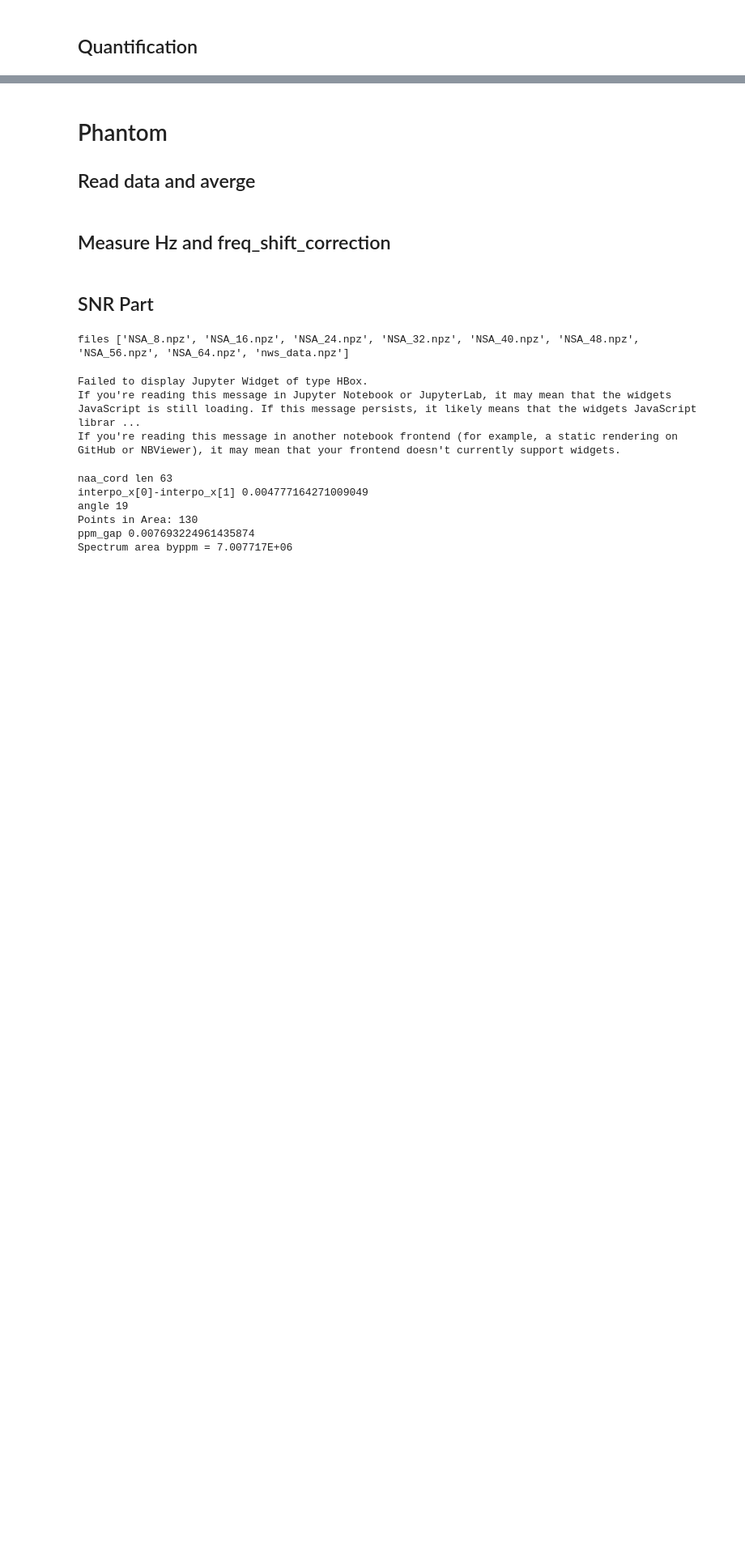
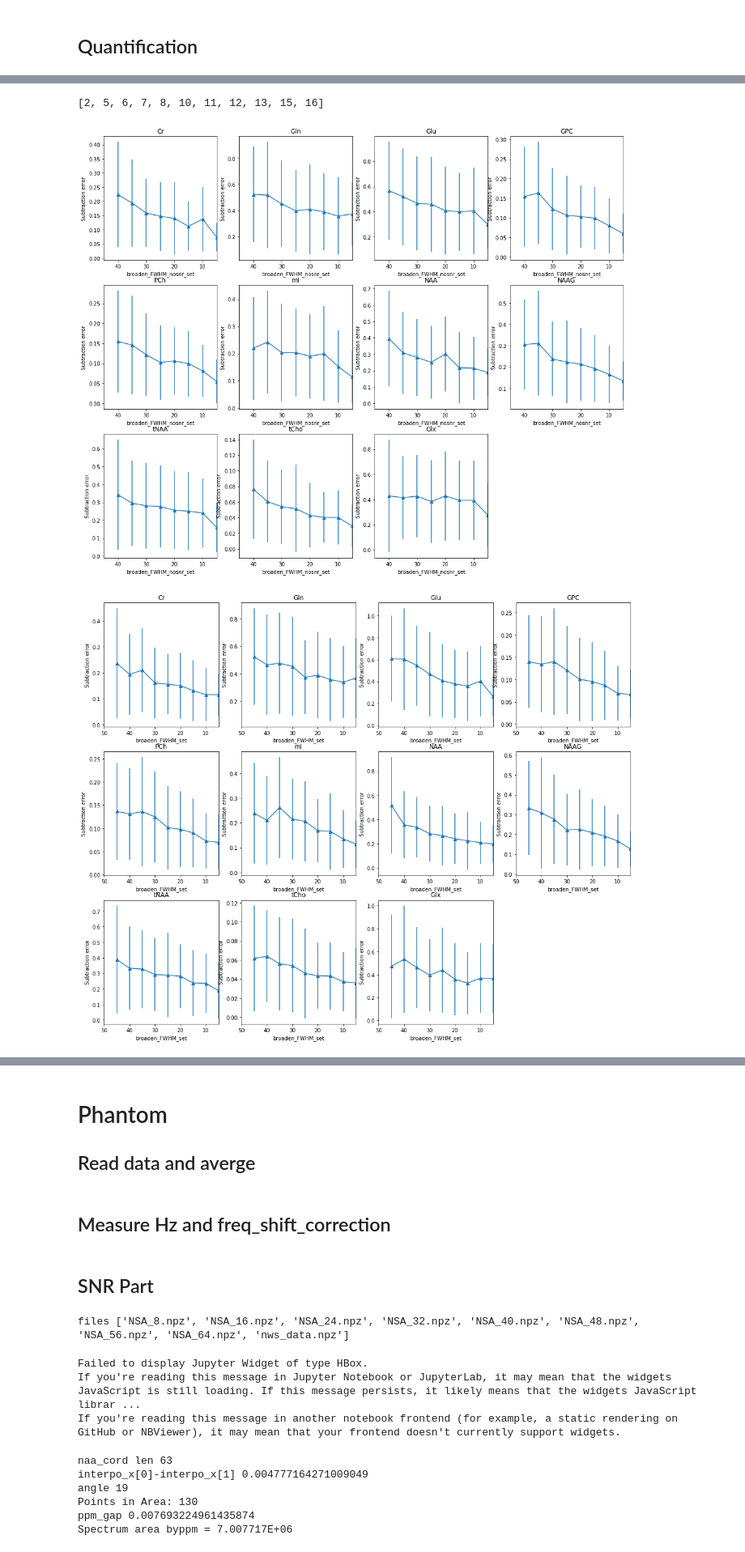
Before and after one commit to turtlehuang/Quantification-in-MRS-by-deep-learning, a Jupyter notebook: model_42_realonly.ipynb, the cells around one changed output, grey strips where cells are left out. Shown at 81% size. Cells and saved outputs as stored; diff of their text form; code cells hidden in the pictures; blank space fills up the shorter version.

```diff
--- a/model_42_realonly.ipynb
+++ b/model_42_realonly.ipynb
@@ -895,3 +728,80 @@ max       1.491155     1.918752     1.237738
+# %%
+def errorbar_array(x, y):#input np
+    #x_label = np.unique(x)#5000 => N種
+    x_label = np.unique(np.ceil(x/5)*5)#5000 => N種,在 FWHM情況下將橫軸以差距5來區分
+    y_mean_set = np.zeros(len(x_label),)
+    y_std_set = np.zeros(len(x_label),)
+    for idx,cont in enumerate(x_label):
+        label_idx = np.where(x == x_label[idx])
+        y_value = y[label_idx]
+        y_mean_set[idx],y_std_set[idx] = np.mean(y_value), np.std(y_value)
+    return x_label,y_mean_set,y_std_set
+
+'''
+plt.figure()
+plt.hist(boarden_t2_set,bins=30)
+plt.figure()
+plt.hist(AWGN_db_set)
+'''
+boarden_t2_train, boarden_t2_test, AWGN_db_train , AWGN_db_test = train_test_split(boarden_t2_set, AWGN_db_set, test_size = 0.1, random_state = 42)
+FWHM_nosnr_train, FWHM_nosnr_test, FWHM_train , FWHM_test = train_test_split(broaden_FWHM_nosnr_set, broaden_FWHM_set, test_size = 0.1, random_state = 42)
+
+target = ['Cr','Gln','Glu','GPC','PCh','mI','NAA','NAAG','tNAA','tCho','Glx']
+metabo_idx = []
+for i in target:
+    metabo_idx.append(add_metabo_index.index(i))
+print(metabo_idx)
+'''
+for idx,cont in enumerate(metabo_idx):
+    plt.figure(1,figsize=(18,15))
+    plt.subplot(3,4,idx+1)
+    plt.title(add_metabo_index[cont])
+    #plt.plot(boarden_t2_test, abs(SE_set.iloc[cont]),'.')
+    x_label, y_mean_set, y_std_set = errorbar_array(boarden_t2_test, np.array(abs(SE_set.iloc[cont])))
+    plt.errorbar(x_label, y_mean_set, y_std_set, marker='^')
+    plt.xlabel('Boarden_t2')
+    plt.ylabel('Subtraction error')
+    #plt.legend(loc='upper left')
+
+    #############################
+    plt.figure(2,figsize=(18,20))
+    plt.subplot(4,4,idx+1)
+    plt.title(add_metabo_index[cont])
+    x_label, y_mean_set, y_std_set = errorbar_array(AWGN_db_test, np.array(abs(SE_set.iloc[cont])))
+    plt.errorbar(x_label, y_mean_set, y_std_set, marker='^')
+    #plt.plot(AWGN_db_test, abs(SE_set.iloc[cont]),'.')
+    plt.xlabel('SNR')
+    plt.ylabel('Subtraction error')
+    #plt.legend(loc='upper left')
+'''
+#plt.plot(broaden_FWHM_nosnr_set, broaden_FWHM_set)
+for idx,cont in enumerate(metabo_idx):
+    plt.figure(1,figsize=(18,15))
+    plt.subplot(3,4,idx+1)
+    plt.title(add_metabo_index[cont])
+    #plt.plot(boarden_t2_test, abs(SE_set.iloc[cont]),'.')
+    x_label, y_mean_set, y_std_set = errorbar_array(FWHM_nosnr_test, np.array(abs(SE_set.iloc[cont])))
+    plt.errorbar(x_label, y_mean_set, y_std_set, marker='^')
+    plt.xlabel('broaden_FWHM_nosnr_set')
+    plt.ylabel('Subtraction error')
+    plt.xlim(x_label.max(),x_label.min())
+    #plt.legend(loc='upper left')
+
+    #############################
+    plt.figure(2,figsize=(18,20))
+    plt.subplot(4,4,idx+1)
+    plt.title(add_metabo_index[cont])
+    x_label, y_mean_set, y_std_set = errorbar_array(FWHM_test, np.array(abs(SE_set.iloc[cont])))
+    plt.errorbar(x_label, y_mean_set, y_std_set, marker='^')
+    #plt.plot(AWGN_db_test, abs(SE_set.iloc[cont]),'.')
+    plt.xlabel('broaden_FWHM_set')
+    plt.ylabel('Subtraction error')
+    plt.xlim(x_label.max(),x_label.min())
+    #plt.legend(loc='upper left')
+# %% [output]
+[2, 5, 6, 7, 8, 10, 11, 12, 13, 15, 16]
+[figure, added]
+[figure, added]
 # %%
 brain_metabo_index =  brain_conc_set[0].index
 pd_conc_table_test =  pd.DataFrame(conc_table_test).T
```
Also changed, not shown: parts of 29 cells of this notebook.
